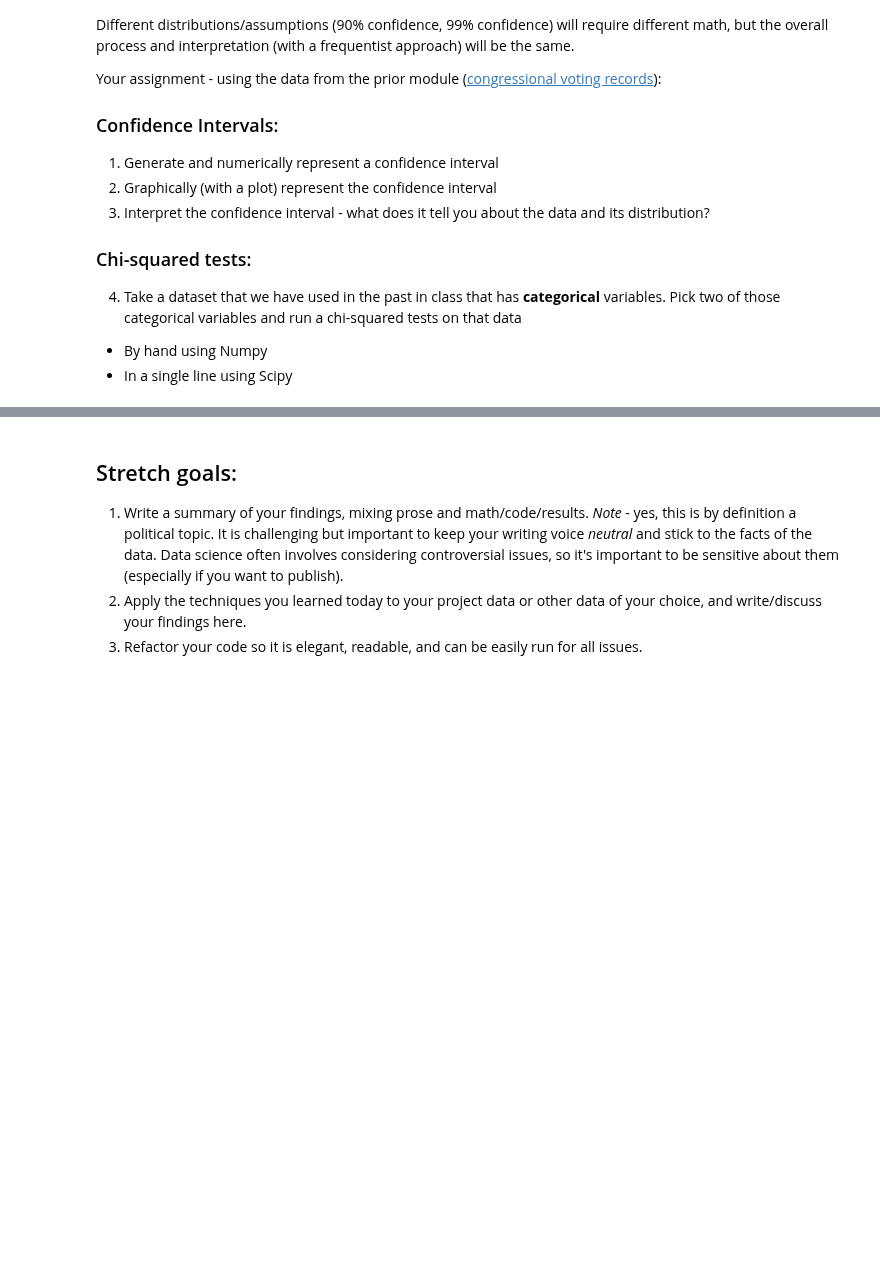
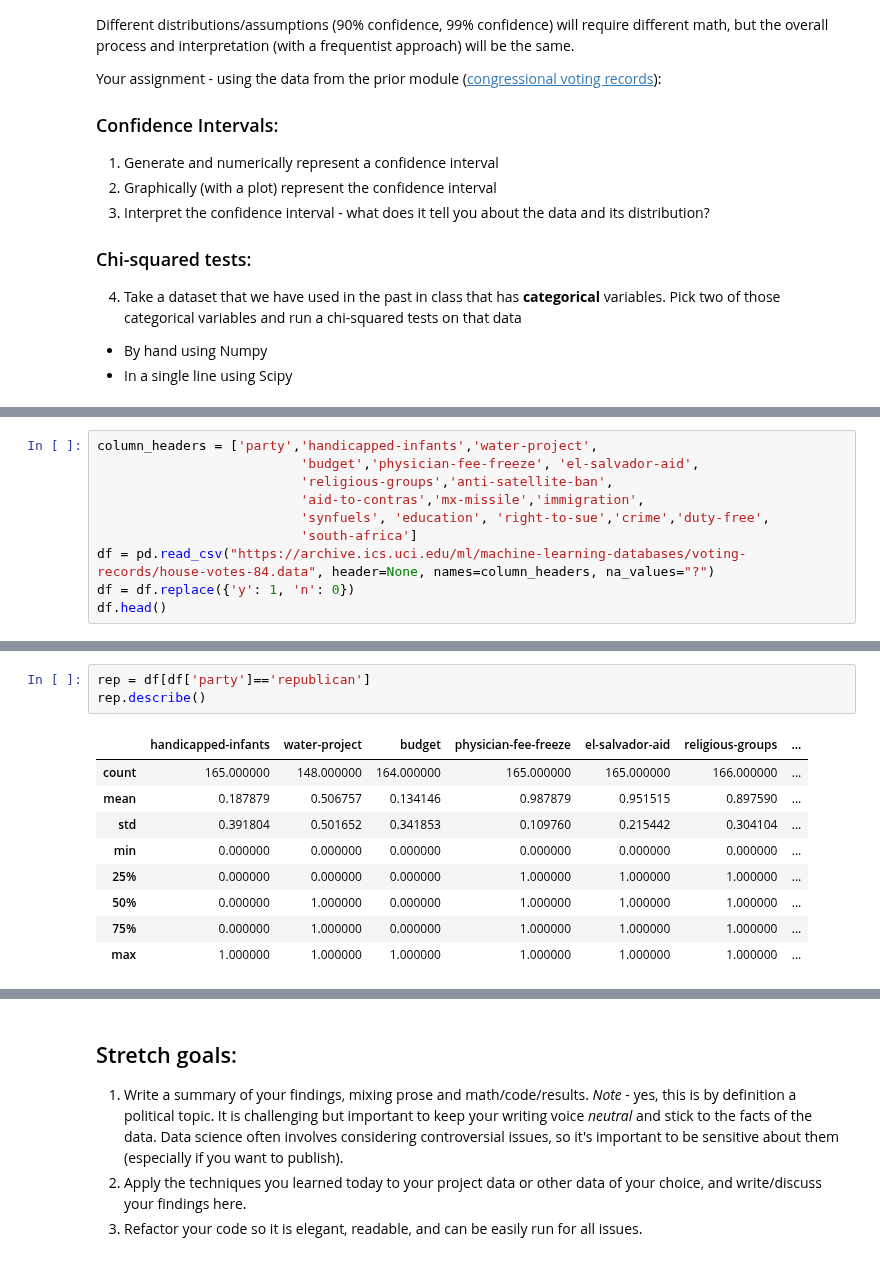
Before and after one commit to bloominstituteoftechnology/DS-Unit-1-Sprint-2-Statistics, a Jupyter notebook: module2/LS_DS_122_Sampling_Confidence_Intervals_and_Hypothesis_Testing_Assignment.ipynb, the cells around one changed output, grey strips where cells are left out. Drawn from its saved outputs; the diff is of its cells as text; blank space fills up the shorter version.

```diff
--- a/module2/LS_DS_122_Sampling_Confidence_Intervals_and_Hypothesis_Testing_Assignment.ipynb
+++ b/module2/LS_DS_122_Sampling_Confidence_Intervals_and_Hypothesis_Testing_Assignment.ipynb
@@ -31,0 +44,10 @@ Your assignment - using the data from the prior module ([congressional voting re
+# %%
+column_headers = ['party','handicapped-infants','water-project',
+                          'budget','physician-fee-freeze', 'el-salvador-aid',
+                          'religious-groups','anti-satellite-ban',
+                          'aid-to-contras','mx-missile','immigration',
+                          'synfuels', 'education', 'right-to-sue','crime','duty-free',
+                          'south-africa']
+df = pd.read_csv("https://archive.ics.uci.edu/ml/machine-learning-databases/voting-records/house-votes-84.data", header=None, names=column_headers, na_values="?")
+df = df.replace({'y': 1, 'n': 0})
+df.head()
@@ -31,0 +61,13 @@ Your assignment - using the data from the prior module ([congressional voting re
+# %%
+rep = df[df['party']=='republican']
+rep.describe()
+# %% [output]
+|  | handicapped-infants | water-project | budget | physician-fee-freeze | el-salvador-aid | religious-groups | ... |
+| count | 165.000000 | 148.000000 | 164.000000 | 165.000000 | 165.000000 | 166.000000 | ... |
+| mean | 0.187879 | 0.506757 | 0.134146 | 0.987879 | 0.951515 | 0.897590 | ... |
+| std | 0.391804 | 0.501652 | 0.341853 | 0.109760 | 0.215442 | 0.304104 | ... |
+| min | 0.000000 | 0.000000 | 0.000000 | 0.000000 | 0.000000 | 0.000000 | ... |
+| 25% | 0.000000 | 0.000000 | 0.000000 | 1.000000 | 1.000000 | 1.000000 | ... |
+| 50% | 0.000000 | 1.000000 | 0.000000 | 1.000000 | 1.000000 | 1.000000 | ... |
+| 75% | 0.000000 | 1.000000 | 0.000000 | 1.000000 | 1.000000 | 1.000000 | ... |
+| max | 1.000000 | 1.000000 | 1.000000 | 1.000000 | 1.000000 | 1.000000 | ... |
```
Also changed, not shown: parts of 15 cells of this notebook.
